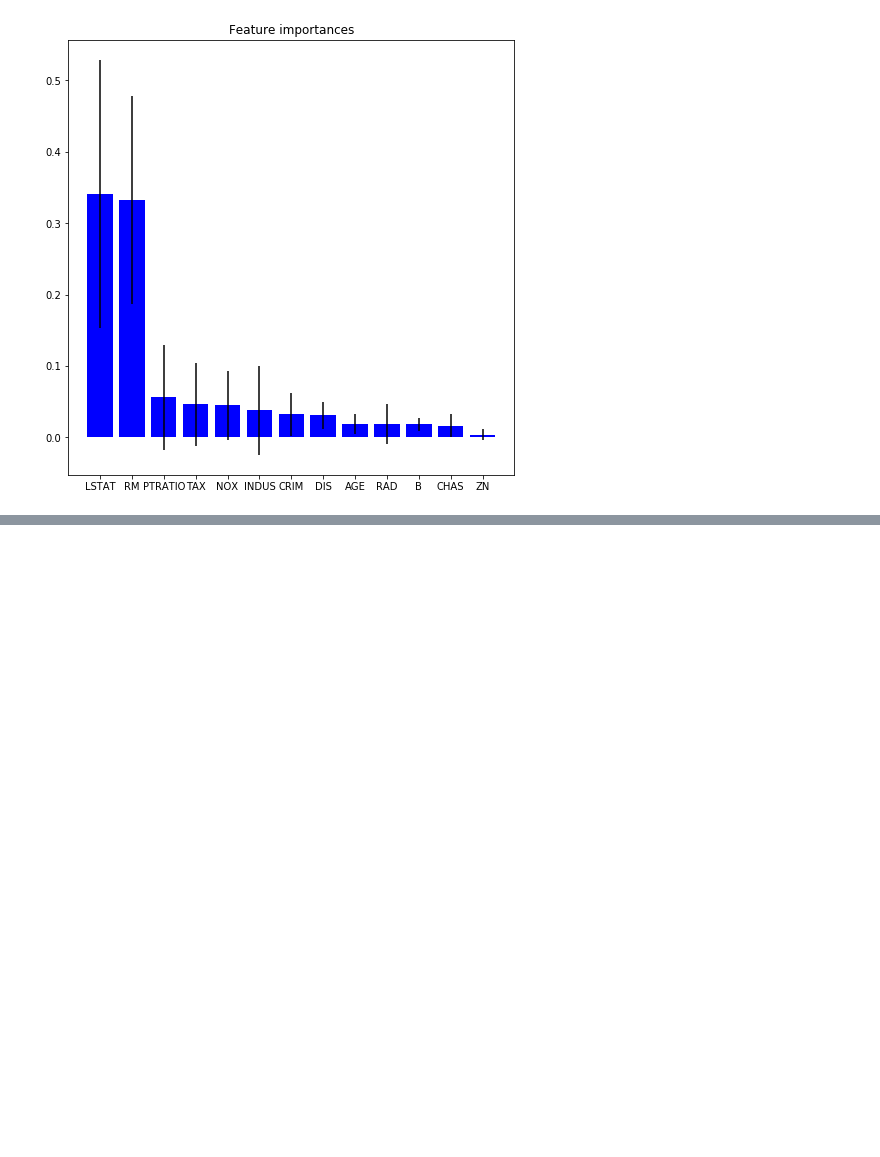
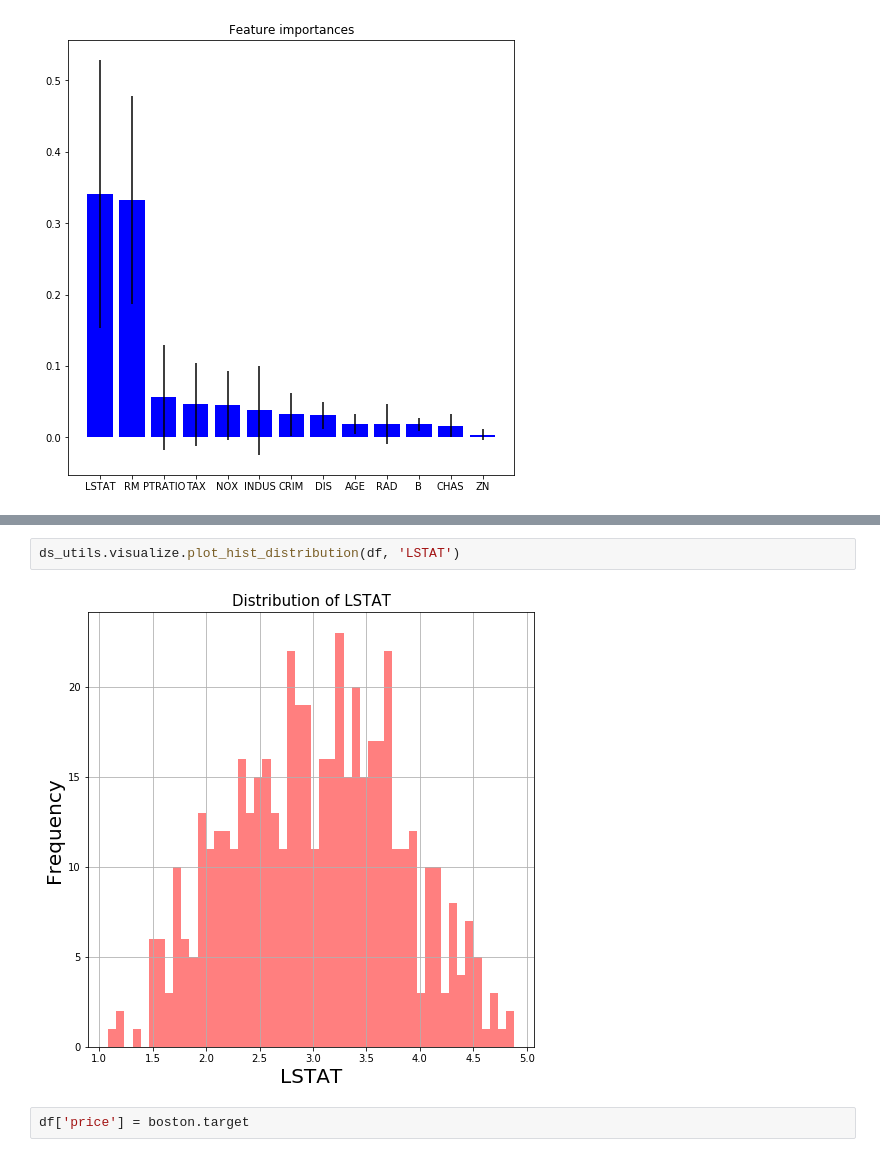
Before and after one commit to michaelmunje/EDS, a Jupyter notebook: examples/feature_engineering.ipynb, the cells around one changed output, grey strips where cells are left out. Cells and saved outputs as stored; diff of their text form; blank space fills up the shorter version.

```diff
--- a/examples/feature_engineering.ipynb
+++ b/examples/feature_engineering.ipynb
@@ -36,0 +43,6 @@ ZN       : 0.003908
+# %%
+ds_utils.visualize.plot_hist_distribution(df, 'LSTAT')
+# %% [output]
+[figure, added]
+# %%
+df['price'] = boston.target
```
Also changed, not shown: parts of 4 cells of this notebook, 2 other files.
